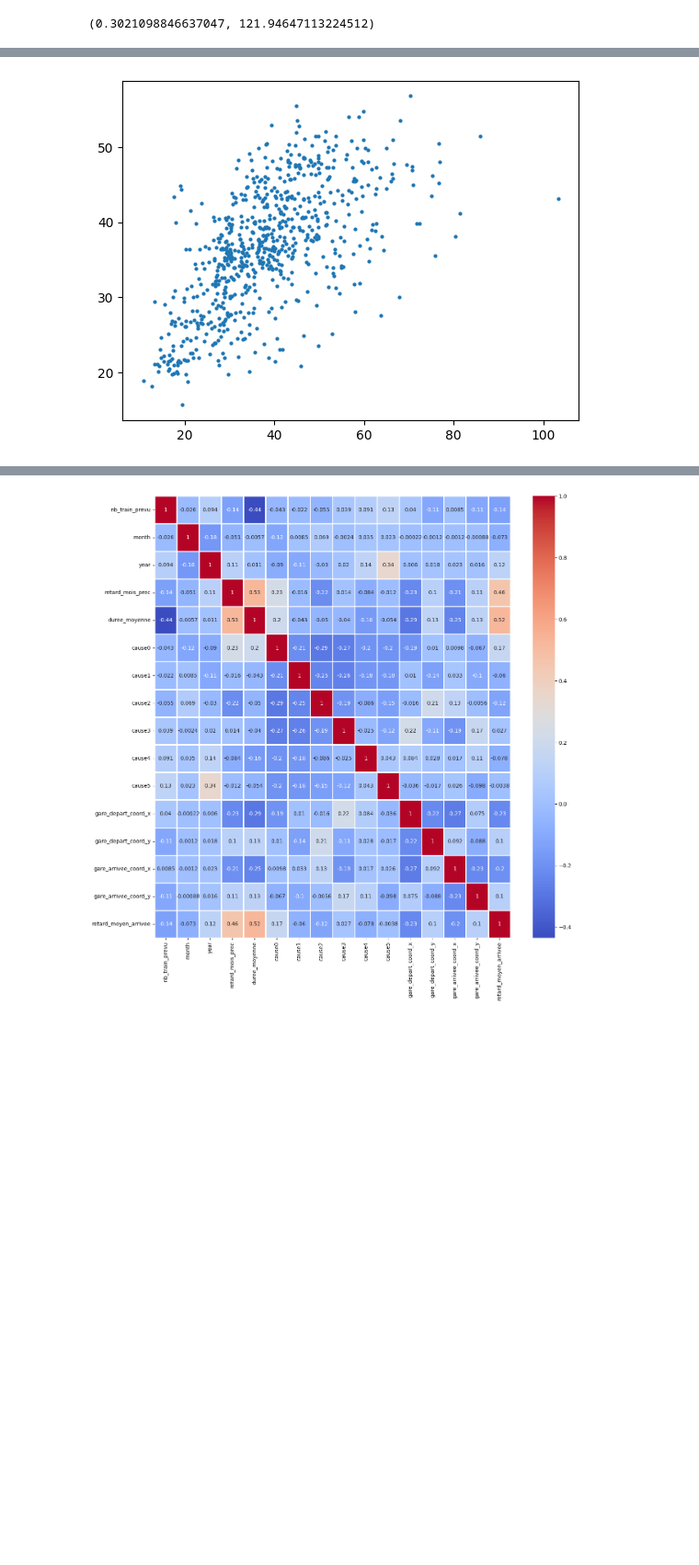
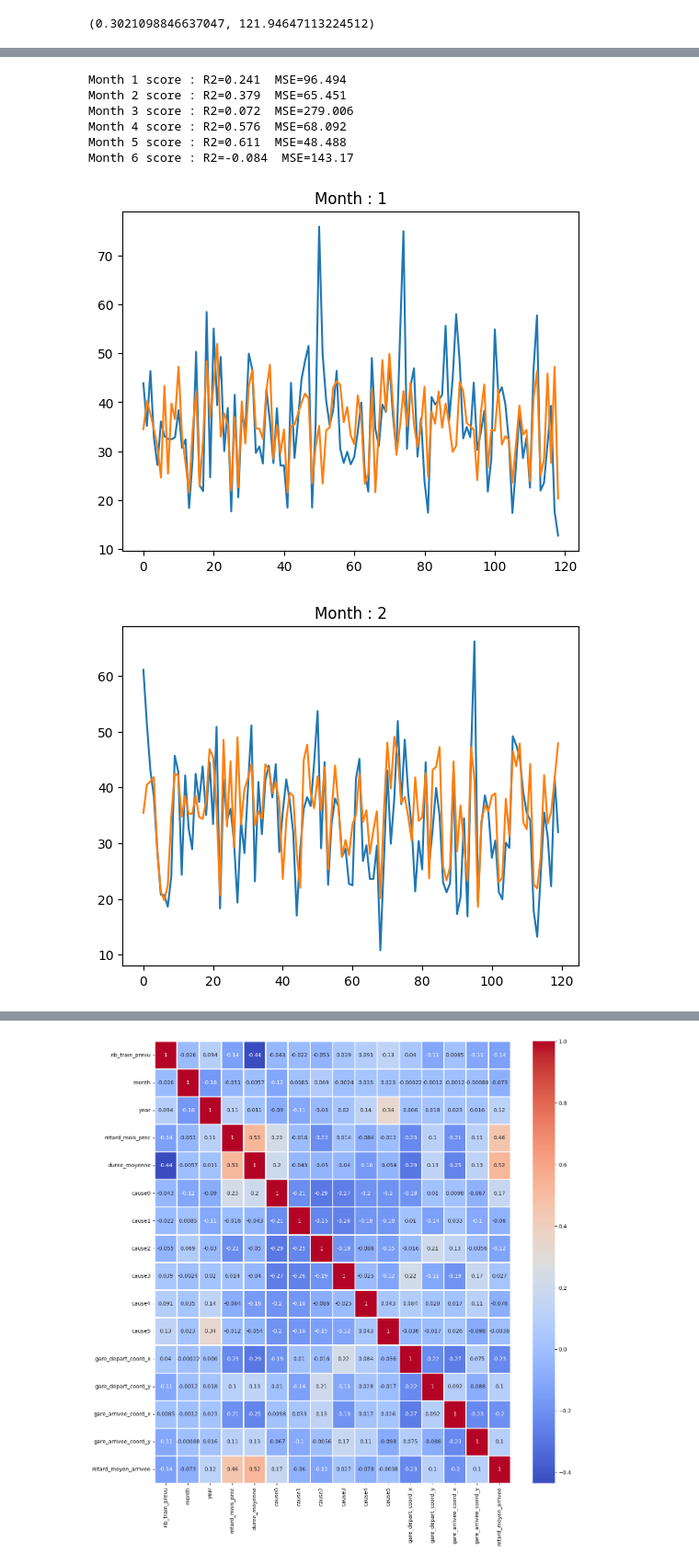
Before and after one commit to Salahidine2002/TGV_delay_prediction, a Jupyter notebook: GPR.ipynb, the cells around one changed output, grey strips where cells are left out. Shown at 92% size. Saved outputs shown, nothing was run; the diff lists cells and outputs as text; code cells hidden in the pictures; blank space fills up the shorter version.

```diff
--- a/GPR.ipynb
+++ b/GPR.ipynb
@@ -305,5 +200,25 @@ plt.show()
-# %%
-plt.scatter(y_test[:, 0], reg.predict(X_test), s=4)
-plt.show()
-# %% [output]
-[figure, removed]
+# %%
+y_pred = reg.predict(X_test)
+
+Test_frame = dataset[dataset['date'].dt.year == 2023]
+for month in range(1, 7) :
+    L = Test_frame['date'].dt.month==month
+    R2 = round(r2_score(y_test[:, 0][L], y_pred[L]), 3)
+    MSE = round(mean_squared_error(y_test[:, 0][L], y_pred[L]), 3)
+    print(f"Month {month} score : R2={R2}  MSE={MSE}")
+
+for month in range(1, 7) :
+    L = Test_frame['date'].dt.month==month
+    plt.plot(y_test[:, 0][L])
+    plt.plot(y_pred[L])
+    plt.title(f"Month : {month}")
+    plt.show()
+# %% [output]
+Month 1 score : R2=0.241  MSE=96.494
+Month 2 score : R2=0.379  MSE=65.451
+Month 3 score : R2=0.072  MSE=279.006
+Month 4 score : R2=0.576  MSE=68.092
+Month 5 score : R2=0.611  MSE=48.488
+Month 6 score : R2=-0.084  MSE=143.17
+[figure, added]
+[figure, added]
```
Also changed, not shown: parts of 12 cells of this notebook.
